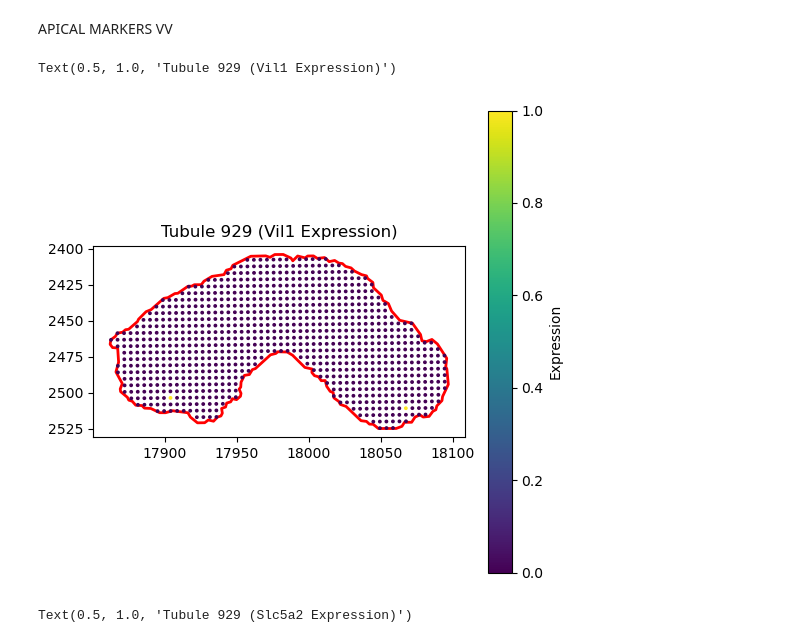
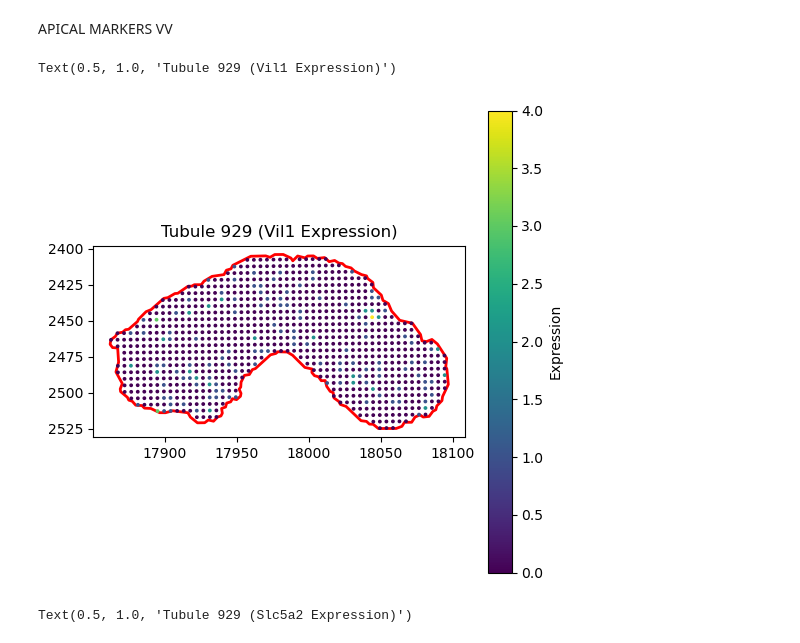
Before and after one commit to ssingh95jhu/Correlation_Kidney_Structure_Molecular_Presentation, a Jupyter notebook: Apical_Basal_PT_Distinction.ipynb, the cells around one changed output. Drawn from its saved outputs; the diff is of its cells as text; code cells hidden in the pictures.

```diff
--- a/Apical_Basal_PT_Distinction.ipynb
+++ b/Apical_Basal_PT_Distinction.ipynb
@@ -59,7 +75,7 @@ B.Metabolite / ion exchange<br>
 Slc2a1 – GLUT1 (often basolateral glucose transport in certain PT segments)<br>
 Slc7a7 – amino acid transport (basolateral exchange roles)
 # %%
-ctrl1_A2_PTselect=ctrl1_A2_PT[:,select_genes]
+#ctrl1_A2_PTselect=ctrl1_A2_PT[:,select_genes]
 ctrl1_A2_PTselect.shape
 # %% [output]
 (881056, 11)
@@ -264,32 +282,32 @@ expr_basal  = basal[:, gene].X.toarray()
 APICAL MARKERS VV
 # %%
 #VISUALIZE GENE EXPRESSION:
-expr_all=subset[:, "Vil1"].X.toarray()
+expr_all=subset[:, "Slc34a1"].X.toarray()
 
 
 fig, ax = plt.subplots(figsize=(6,6))
 
 # plotting the polygon (from the geojson file)
 gdf[gdf["id"] == "929"].plot(ax=ax, color="none", edgecolor="red", linewidth=2)
 
 # plot the Visium HD bins scatter
 sc = ax.scatter(
     subset.obs["pxl_col_in_fullres"].values,
     subset.obs["pxl_row_in_fullres"].values,
     c=expr_all,
     s=3,
     alpha=1
 )
 
 # attach colorbar to SAME figure
 fig.colorbar(sc, ax=ax, label="Expression")
 
 ax.set_aspect("equal")
 ax.invert_yaxis()
 ax.set_title("Tubule 929 (Vil1 Expression)")
 # %% [output]
 Text(0.5, 1.0, 'Tubule 929 (Vil1 Expression)')
-[figure, old version]
+[figure, new version]
 # %%
 #VISUALIZE GENE EXPRESSION:
 expr_all=subset[:, "Slc5a2"].X.toarray()
```
Also changed, not shown: parts of 2 cells of this notebook, 2 other files.
